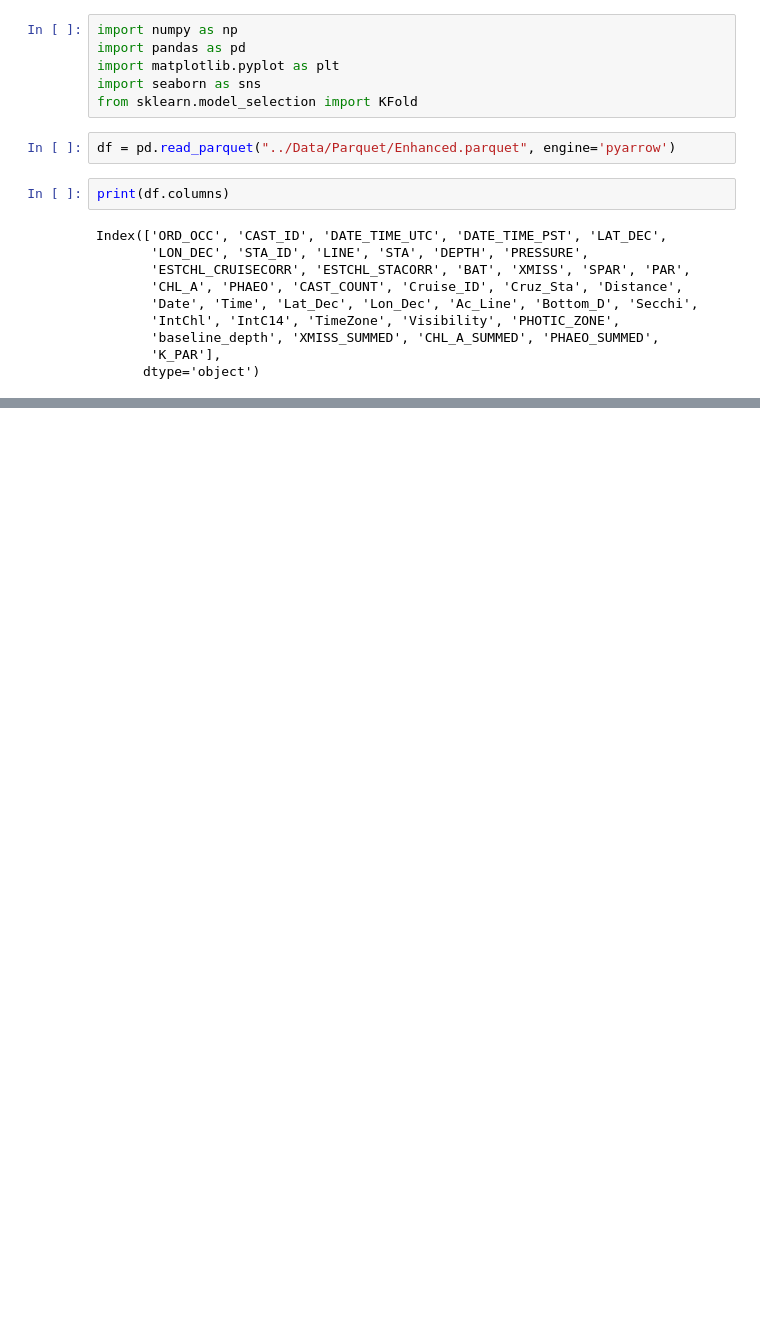
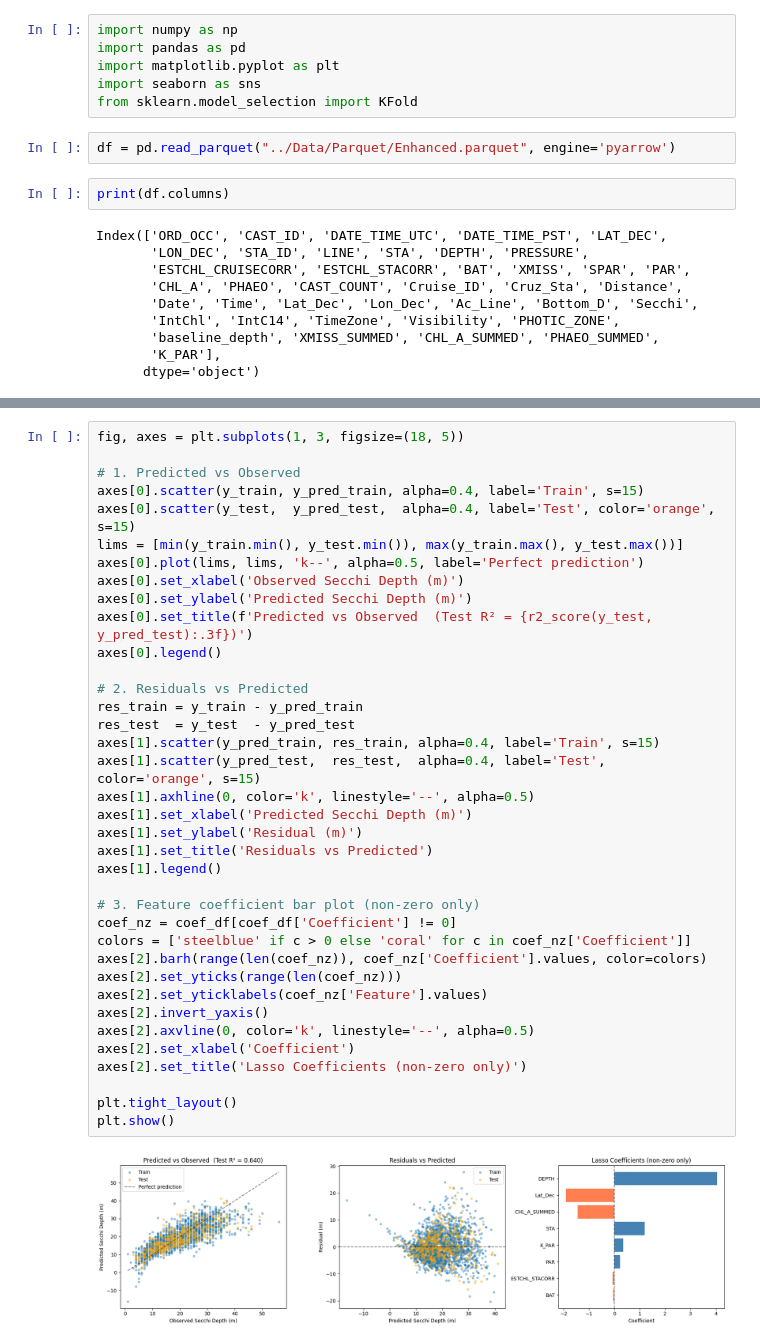
Before and after one commit to LucasC212/Scripps-Light-Attenuation-Capstone-Project, a Jupyter notebook: scripts/Lucas-elasticreg_enhanced_dataset.ipynb, the cells around one changed output, grey strips where cells are left out. Saved outputs shown, nothing was run; the diff lists cells and outputs as text; blank space fills up the shorter version.

```diff
--- a/scripts/Lucas-elasticreg_enhanced_dataset.ipynb
+++ b/scripts/Lucas-elasticreg_enhanced_dataset.ipynb
@@ -26,0 +245,39 @@ Index(['ORD_OCC', 'CAST_ID', 'DATE_TIME_UTC', 'DATE_TIME_PST', 'LAT_DEC',
+# %%
+fig, axes = plt.subplots(1, 3, figsize=(18, 5))
+
+# 1. Predicted vs Observed
+axes[0].scatter(y_train, y_pred_train, alpha=0.4, label='Train', s=15)
+axes[0].scatter(y_test,  y_pred_test,  alpha=0.4, label='Test', color='orange', s=15)
+lims = [min(y_train.min(), y_test.min()), max(y_train.max(), y_test.max())]
+axes[0].plot(lims, lims, 'k--', alpha=0.5, label='Perfect prediction')
+axes[0].set_xlabel('Observed Secchi Depth (m)')
+axes[0].set_ylabel('Predicted Secchi Depth (m)')
+axes[0].set_title(f'Predicted vs Observed  (Test R² = {r2_score(y_test, y_pred_test):.3f})')
+axes[0].legend()
+
+# 2. Residuals vs Predicted
+res_train = y_train - y_pred_train
+res_test  = y_test  - y_pred_test
+axes[1].scatter(y_pred_train, res_train, alpha=0.4, label='Train', s=15)
+axes[1].scatter(y_pred_test,  res_test,  alpha=0.4, label='Test', color='orange', s=15)
+axes[1].axhline(0, color='k', linestyle='--', alpha=0.5)
+axes[1].set_xlabel('Predicted Secchi Depth (m)')
+axes[1].set_ylabel('Residual (m)')
+axes[1].set_title('Residuals vs Predicted')
+axes[1].legend()
+
+# 3. Feature coefficient bar plot (non-zero only)
+coef_nz = coef_df[coef_df['Coefficient'] != 0]
+colors = ['steelblue' if c > 0 else 'coral' for c in coef_nz['Coefficient']]
+axes[2].barh(range(len(coef_nz)), coef_nz['Coefficient'].values, color=colors)
+axes[2].set_yticks(range(len(coef_nz)))
+axes[2].set_yticklabels(coef_nz['Feature'].values)
+axes[2].invert_yaxis()
+axes[2].axvline(0, color='k', linestyle='--', alpha=0.5)
+axes[2].set_xlabel('Coefficient')
+axes[2].set_title('Lasso Coefficients (non-zero only)')
+
+plt.tight_layout()
+plt.show()
+# %% [output]
+[figure, added]
```
Also changed, not shown: parts of 15 cells of this notebook, 3 other files.
